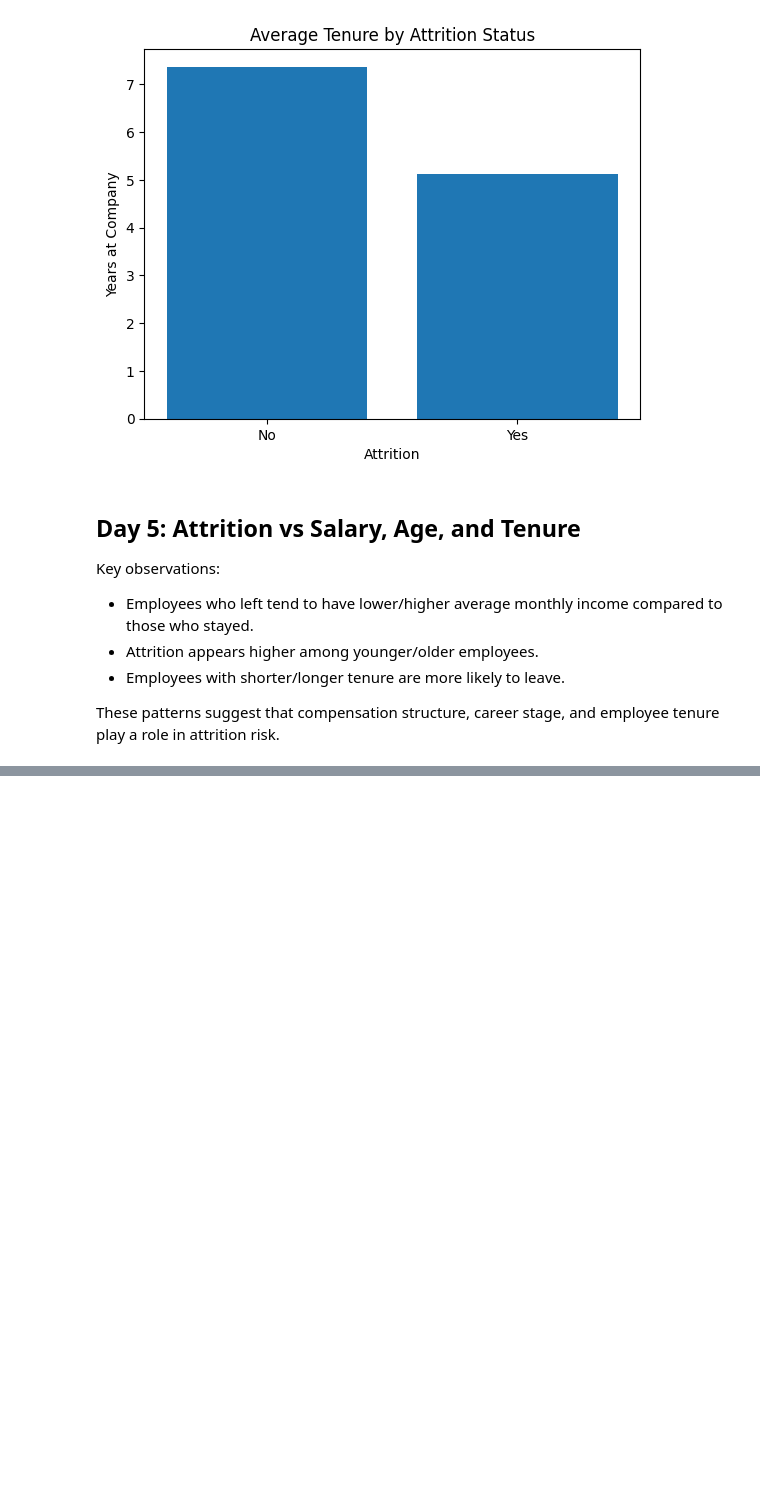
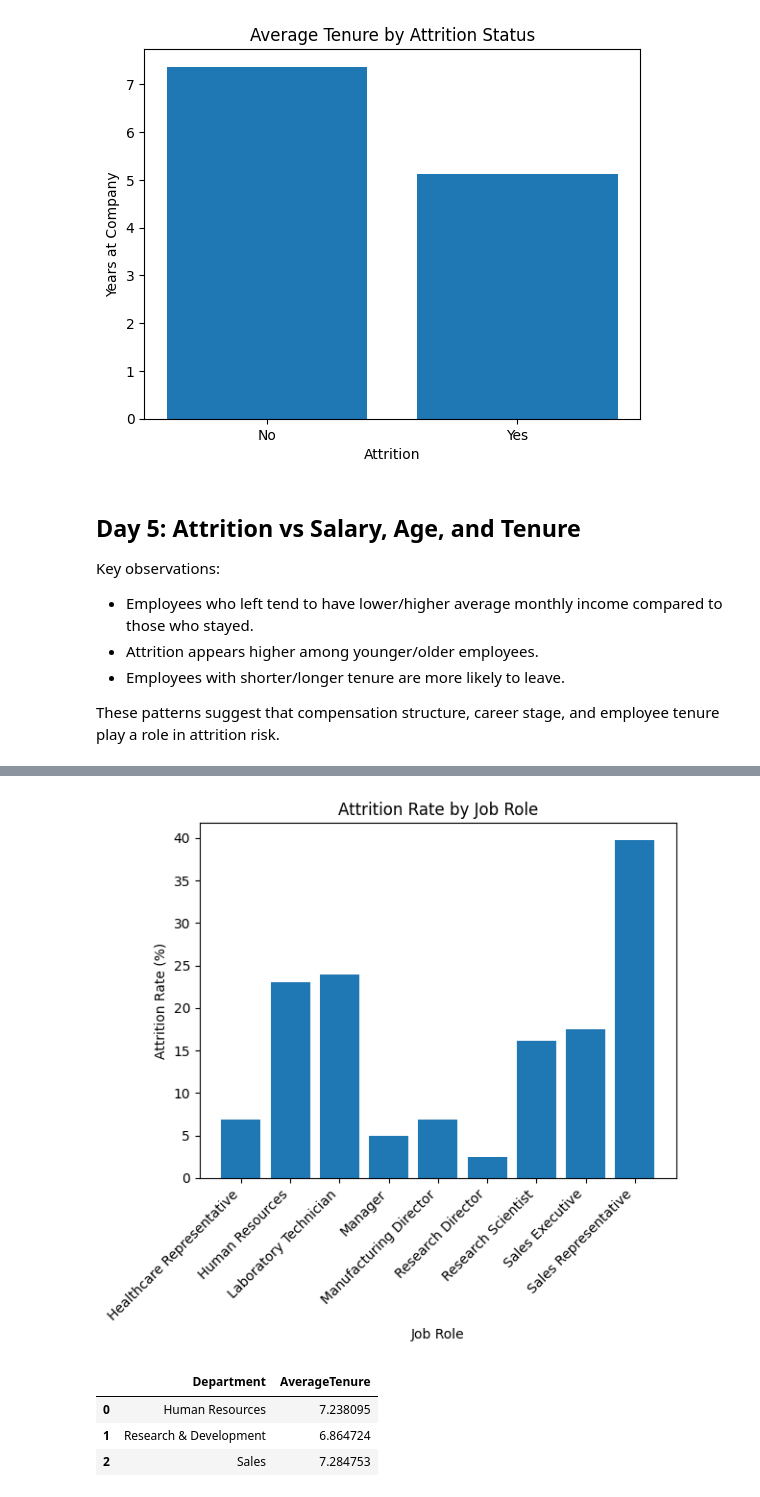
Before and after one commit to NikhilAgnihotri-9/hr-analytics-attrition-python, a Jupyter notebook: hr_attrition_analysis.ipynb, the cells around one changed output, grey strips where cells are left out. Drawn from its saved outputs; the diff is of its cells as text; code cells hidden in the pictures; blank space fills up the shorter version.

Commit message:
Analyze attrition risk by job role and tenure by department

```diff
--- a/hr_attrition_analysis.ipynb
+++ b/hr_attrition_analysis.ipynb
@@ -287,3 +287,11 @@ Key observations:
 - Employees with shorter/longer tenure are more likely to leave.
 
 These patterns suggest that compensation structure, career stage, and employee tenure play a role in attrition risk.
+# %%
+role_attrition = (
+    df_clean
+    .groupby("JobRole")["AttritionFlag"]
+    .mean()
+    .reset_index(name="AttritionRate")
+)
+role_attrition
@@ -289,0 +309,6 @@ These patterns suggest that compensation structure, career stage, and employee t
+# %%
+role_attrition["AttritionRatePercent"] = (
+    role_attrition["AttritionRate"] * 100
+).round(2)
+
+role_attrition
@@ -289,0 +326,29 @@ These patterns suggest that compensation structure, career stage, and employee t
+# %%
+plt.figure()
+plt.bar(
+    role_attrition["JobRole"],
+    role_attrition["AttritionRatePercent"]
+)
+
+plt.title("Attrition Rate by Job Role")
+plt.xlabel("Job Role")
+plt.ylabel("Attrition Rate (%)")
+plt.xticks(rotation=45, ha="right")
+
+plt.show()
+# %% [output]
+[figure, added]
+# %%
+dept_tenure = (
+    df_clean
+    .groupby("Department")["YearsAtCompany"]
+    .mean()
+    .reset_index(name="AverageTenure")
+)
+
+dept_tenure
+# %% [output]
+|  | Department | AverageTenure |
+| 0 | Human Resources | 7.238095 |
+| 1 | Research & Development | 6.864724 |
+| 2 | Sales | 7.284753 |
```
Also changed, not shown: parts of 4 cells of this notebook.
